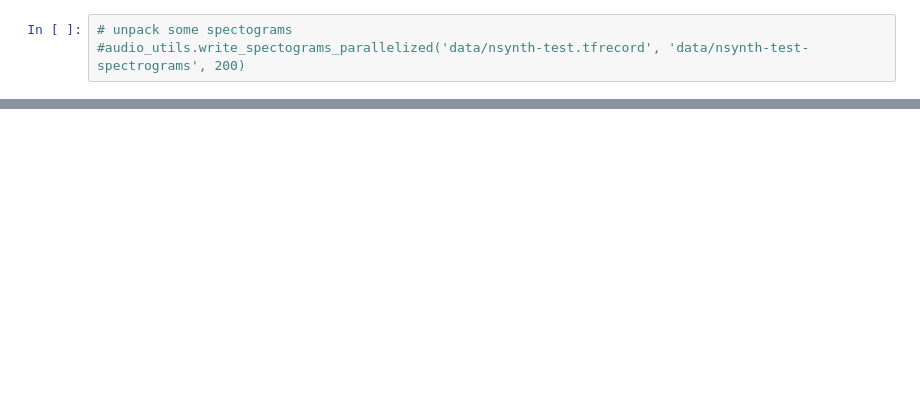
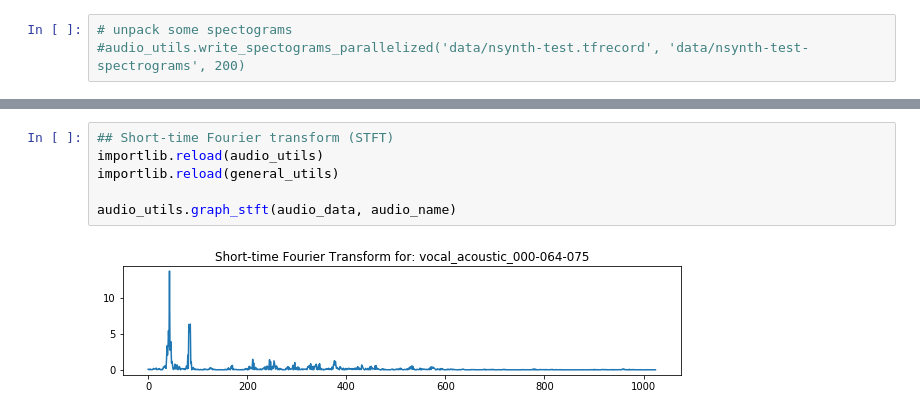
Before and after one commit to sammywachtel/udacity_capstone, a Jupyter notebook: visualizations.ipynb, the cells around one changed output, grey strips where cells are left out. Cells and saved outputs as stored; diff of their text form; blank space fills up the shorter version.

```diff
--- a/visualizations.ipynb
+++ b/visualizations.ipynb
@@ -88,0 +92,8 @@ plotting...
+# %%
+## Short-time Fourier transform (STFT)
+importlib.reload(audio_utils)
+importlib.reload(general_utils)
+
+audio_utils.graph_stft(audio_data, audio_name)
+# %% [output]
+[figure, added]
```
Also changed, not shown: parts of 10 cells of this notebook, 3 other files.
